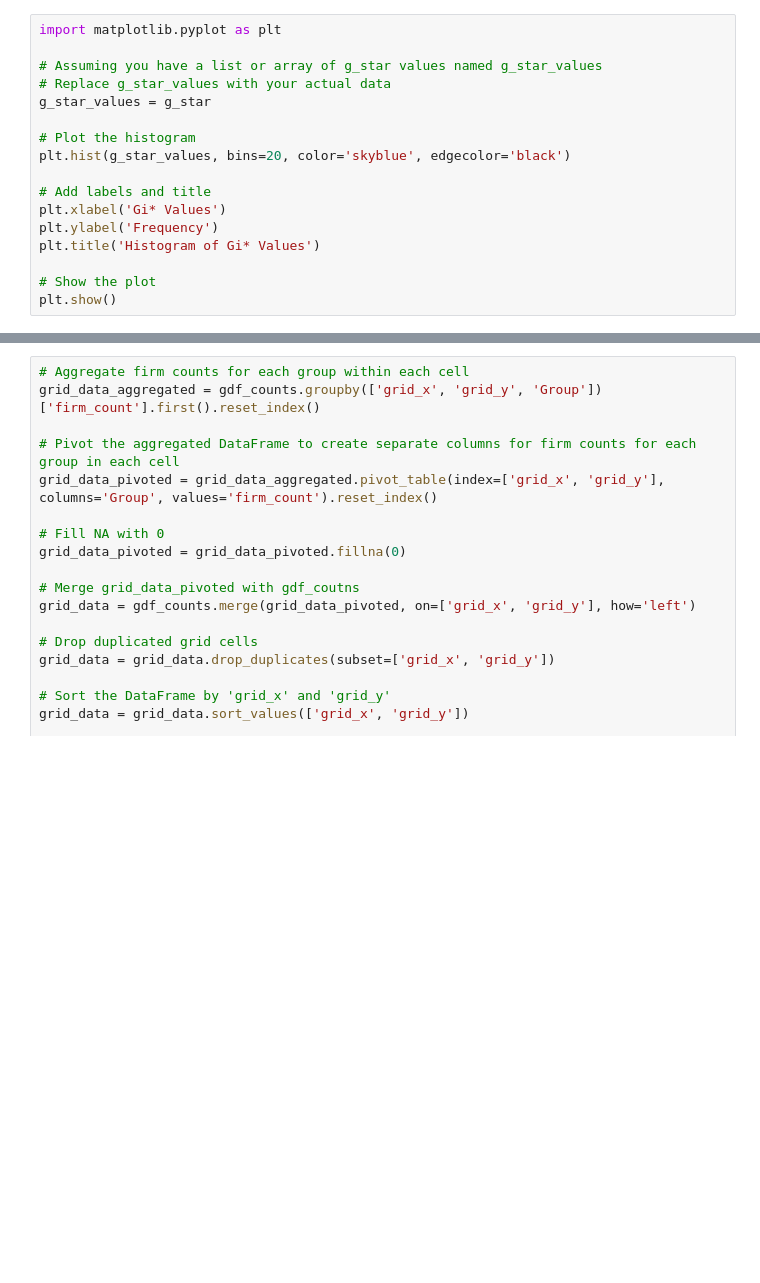
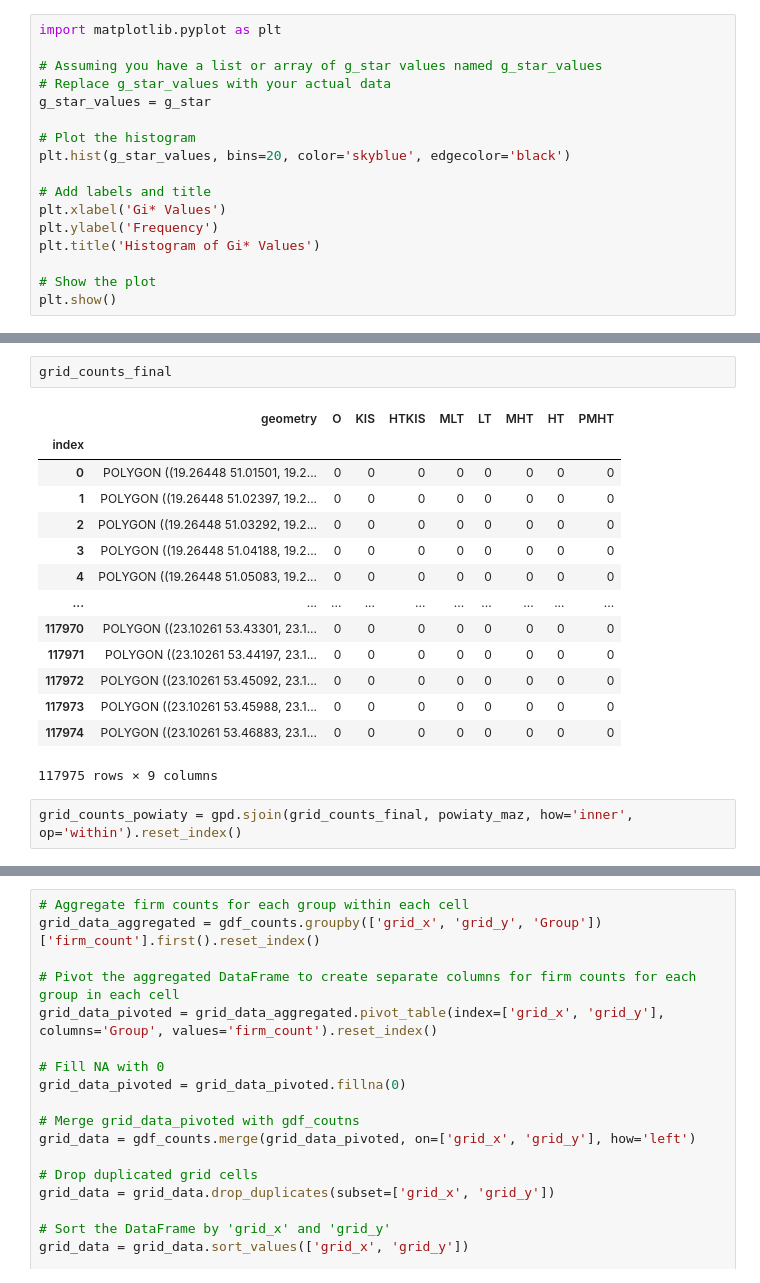
Before and after one commit to fszymanski13/master_thesis, a Jupyter notebook: notebooks/modelling.ipynb, the cells around one changed output, grey strips where cells are left out. Cells and saved outputs as stored; diff of their text form; blank space fills up the shorter version.

```diff
--- a/notebooks/modelling.ipynb
+++ b/notebooks/modelling.ipynb
@@ -644,0 +725,19 @@ grid_distrib = gdf_counts.groupby(['grid_x', 'grid_y', 'Group'])['firm_count'].m
+# %%
+grid_counts_final
+# %% [output]
+|  | geometry | O | KIS | HTKIS | MLT | LT | MHT | HT | PMHT |
+| index |  |  |  |  |  |  |  |  |  |
+| 0 | POLYGON ((19.26448 51.01501, 19.2... | 0 | 0 | 0 | 0 | 0 | 0 | 0 | 0 |
+| 1 | POLYGON ((19.26448 51.02397, 19.2... | 0 | 0 | 0 | 0 | 0 | 0 | 0 | 0 |
+| 2 | POLYGON ((19.26448 51.03292, 19.2... | 0 | 0 | 0 | 0 | 0 | 0 | 0 | 0 |
+| 3 | POLYGON ((19.26448 51.04188, 19.2... | 0 | 0 | 0 | 0 | 0 | 0 | 0 | 0 |
+| 4 | POLYGON ((19.26448 51.05083, 19.2... | 0 | 0 | 0 | 0 | 0 | 0 | 0 | 0 |
+| ... | ... | ... | ... | ... | ... | ... | ... | ... | ... |
+| 117970 | POLYGON ((23.10261 53.43301, 23.1... | 0 | 0 | 0 | 0 | 0 | 0 | 0 | 0 |
+| 117971 | POLYGON ((23.10261 53.44197, 23.1... | 0 | 0 | 0 | 0 | 0 | 0 | 0 | 0 |
+| 117972 | POLYGON ((23.10261 53.45092, 23.1... | 0 | 0 | 0 | 0 | 0 | 0 | 0 | 0 |
+| 117973 | POLYGON ((23.10261 53.45988, 23.1... | 0 | 0 | 0 | 0 | 0 | 0 | 0 | 0 |
+| 117974 | POLYGON ((23.10261 53.46883, 23.1... | 0 | 0 | 0 | 0 | 0 | 0 | 0 | 0 |
+117975 rows × 9 columns
+# %%
+grid_counts_powiaty = gpd.sjoin(grid_counts_final, powiaty_maz, how='inner', op='within').reset_index()
```
Also changed, not shown: parts of 45 cells of this notebook.
